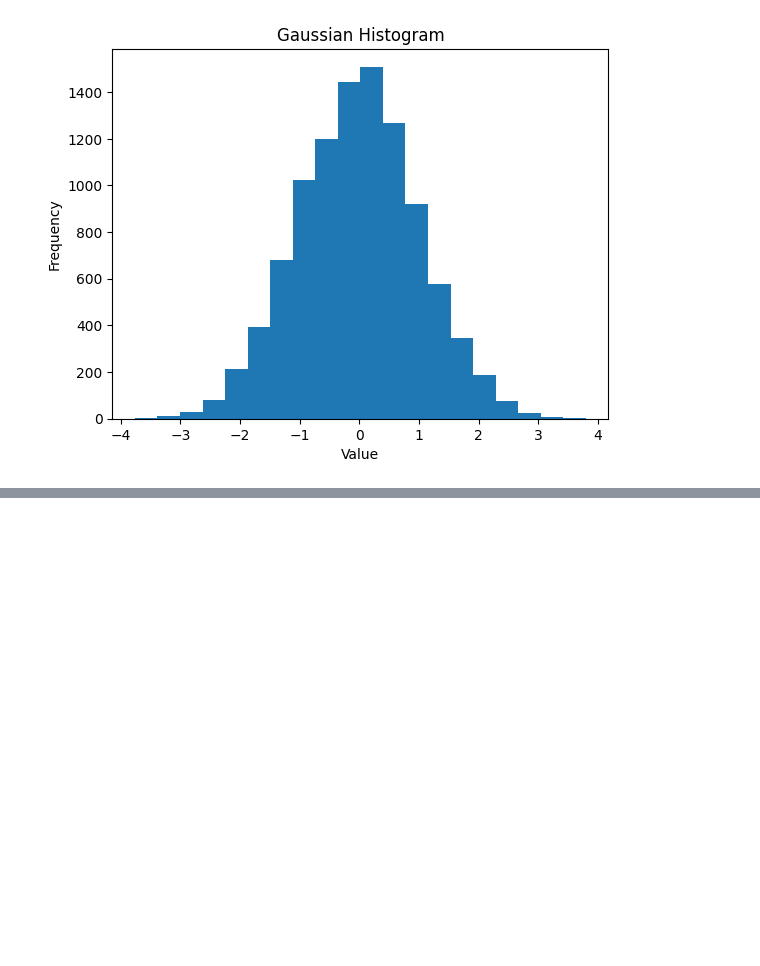
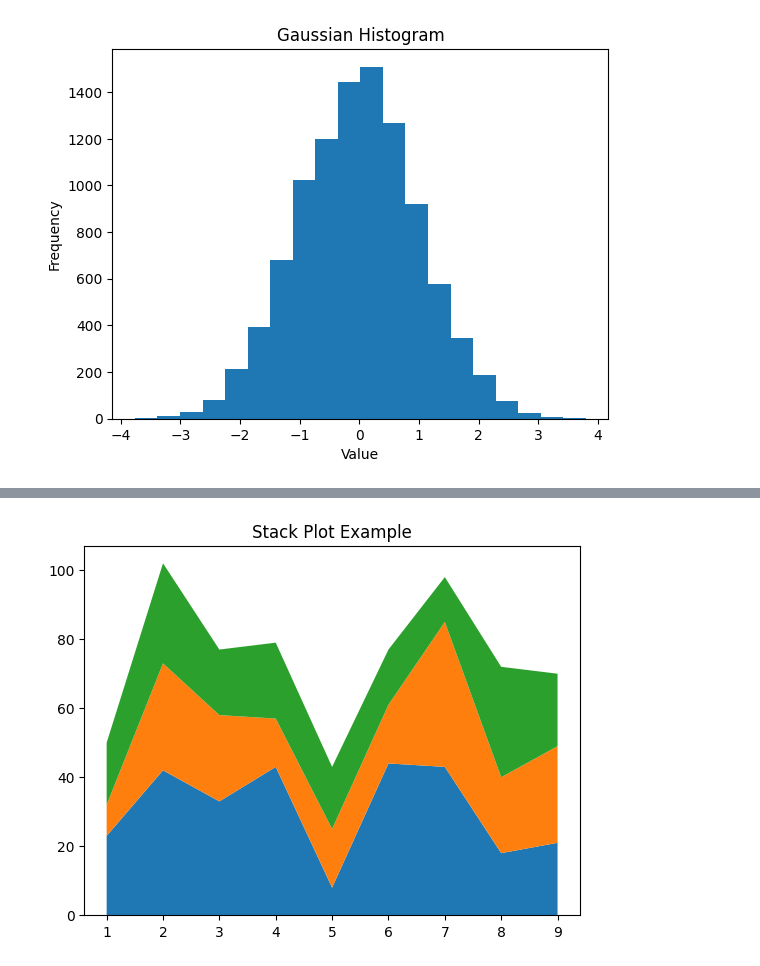
Before and after one commit to seanleeforever/mycode, a Jupyter notebook: Untitled.ipynb, the cells around one changed output, grey strips where cells are left out. Cells and saved outputs as stored; diff of their text form; code cells hidden in the pictures; blank space fills up the shorter version.

```diff
--- a/Untitled.ipynb
+++ b/Untitled.ipynb
@@ -88,0 +109,15 @@ plt.show()
+# %%
+# Create a stacked plot for indices 1-9
+
+idxes = [ 1,  2,  3,  4,  5,  6,  7,  8,  9]
+y1  = [23, 42, 33, 43,  8, 44, 43, 18, 21]
+y2  = [9, 31, 25, 14, 17, 17, 42, 22, 28]
+y3  = [18, 29, 19, 22, 18, 16, 13, 32, 21]
+
+
+plt.stackplot(idxes, y1, y2, y3)
+plt.title('Stack Plot Example')
+
+plt.show()
+# %% [output]
+[figure, added]
```
Also changed, not shown: parts of 2 cells of this notebook, 7 other files.
